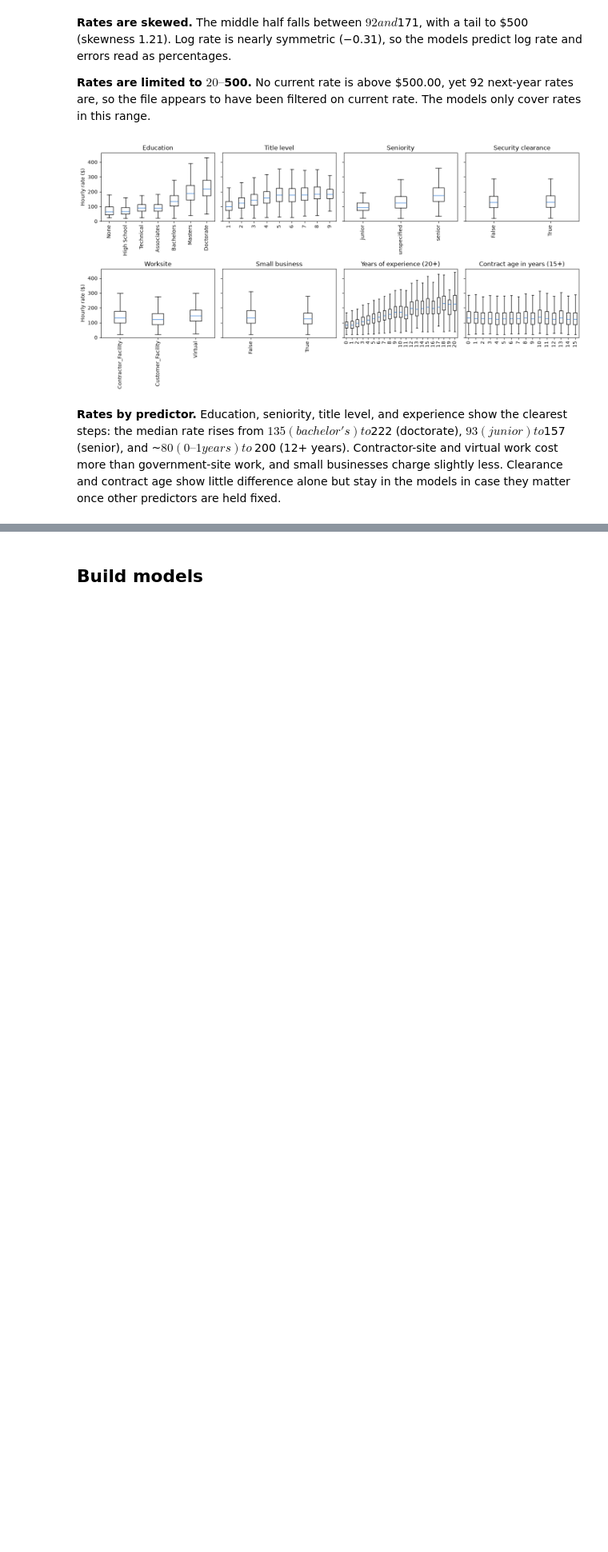
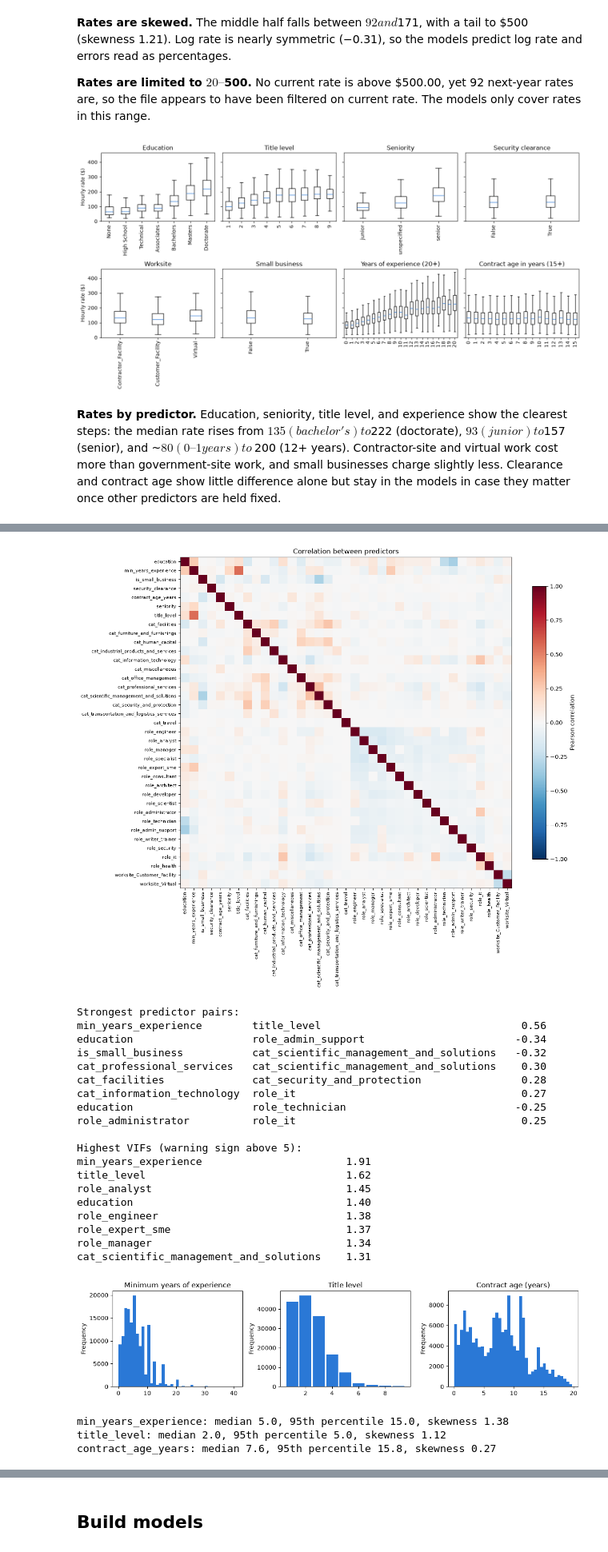
Before and after one commit to Silverdroplet/project_template, a Jupyter notebook: notebook.ipynb, the cells around one changed output, grey strips where cells are left out. Shown at 80% size. Cells and saved outputs as stored; diff of their text form; code cells hidden in the pictures; blank space fills up the shorter version.

Commit message:
multicollinearity and linear regression.

```diff
--- a/notebook.ipynb
+++ b/notebook.ipynb
@@ -130,7 +130,7 @@ rates["contract_age_years"] = (
 
 rates["title_level"] = rates["title"].map(title_level)
 # Keep only titles that state a level, so title_level has no missing values.
-rates = rates.dropna(subset=["title_level"])
+rates = rates.dropna(subset=["title_level"]).astype({"title_level": int})
 # Senior wins if a title has both senior and junior words.
 rates["seniority"] = np.select(
     [
@@ -321,10 +321,10 @@ Rate range: $20.28 to $499.72; next-year rates above $500: 92
 
 **Rates are limited to $20–$500.** No current rate is above $500.00, yet 92 next-year rates are, so the file appears to have been filtered on current rate. The models only cover rates in this range.
 # %%
-# Figure 2: hourly rate by each predictor, without outliers. A title level of 0 means the title has none.
+# Figure 2: hourly rate by each predictor, without outliers.
 PREDICTORS = {
     "Education": rates["education"],
-    "Title level": rates["title_level"].fillna(0).astype(int),
+    "Title level": rates["title_level"],
     "Seniority": rates["seniority"],
     "Security clearance": rates["security_clearance"],
     "Worksite": rates["worksite"],
@@ -348,0 +414,62 @@ plt.show()
+# %%
+# Predictors only, with worksite coded the way the linear model will see it (one site dropped).
+predictors = model_data.drop(columns=TARGET_COLUMNS).copy()
+for col in ["education", "seniority"]:
+    predictors[col] = predictors[col].cat.codes  # ordered categories keep their order
+predictors = pd.get_dummies(predictors, columns=["worksite"], drop_first=True).astype(float)
+pred_corr = predictors.corr()
+
+# correlation between every pair of predictors.
+fig, ax = plt.subplots(figsize=(13, 11))
+im = ax.imshow(pred_corr, cmap="RdBu_r", vmin=-1, vmax=1)
+ax.set_xticks(range(len(pred_corr)), pred_corr.columns, rotation=90, fontsize=8)
+ax.set_yticks(range(len(pred_corr)), pred_corr.columns, fontsize=8)
+fig.colorbar(im, ax=ax, shrink=0.8, label="Pearson correlation")
+ax.set_title("Correlation between predictors")
+plt.tight_layout()
+plt.show()
+
+# Strongest pairs, each pair counted once.
+upper = pred_corr.where(np.triu(np.ones(pred_corr.shape, dtype=bool), k=1)).stack()
+print("Strongest predictor pairs:")
+print(upper.sort_values(key=abs, ascending=False).head(8).round(2).to_string())
+
+vif = pd.Series(np.diag(np.linalg.inv(pred_corr.values)), index=pred_corr.columns).sort_values(ascending=False)
+print()
+print("Highest VIFs (warning sign above 5):")
+print(vif.head(8).round(2).to_string())
+
+# distributions of the numeric predictors.
+fig, axes = plt.subplots(1, 3, figsize=(12, 3))
+rates["min_years_experience"].plot.hist(bins=range(0, 42), ax=axes[0], color=RATE_COLOR, title="Minimum years of experience")
+rates["title_level"].plot.hist(bins=np.arange(0.5, 10), ax=axes[1], color=RATE_COLOR, title="Title level", rwidth=0.9)
+rates["contract_age_years"].plot.hist(bins=40, ax=axes[2], color=RATE_COLOR, title="Contract age (years)")
+plt.tight_layout()
+plt.show()
+for col in ["min_years_experience", "title_level", "contract_age_years"]:
+    print(f"{col}: median {rates[col].median():.1f}, 95th percentile {rates[col].quantile(0.95):.1f}, skewness {rates[col].skew():.2f}")
+# %% [output]
+[figure, added]
+Strongest predictor pairs:
+min_years_experience        title_level                                0.56
+education                   role_admin_support                        -0.34
+is_small_business           cat_scientific_management_and_solutions   -0.32
+cat_professional_services   cat_scientific_management_and_solutions    0.30
+cat_facilities              cat_security_and_protection                0.28
+cat_information_technology  role_it                                    0.27
+education                   role_technician                           -0.25
+role_administrator          role_it                                    0.25
+
+Highest VIFs (warning sign above 5):
+min_years_experience                       1.91
+title_level                                1.62
+role_analyst                               1.45
+education                                  1.40
+role_engineer                              1.38
+role_expert_sme                            1.37
+role_manager                               1.34
+cat_scientific_management_and_solutions    1.31
+[figure, added]
+min_years_experience: median 5.0, 95th percentile 15.0, skewness 1.38
+title_level: median 2.0, 95th percentile 5.0, skewness 1.12
+contract_age_years: median 7.6, 95th percentile 15.8, skewness 0.27
```
Also changed, not shown: parts of 12 cells of this notebook.
